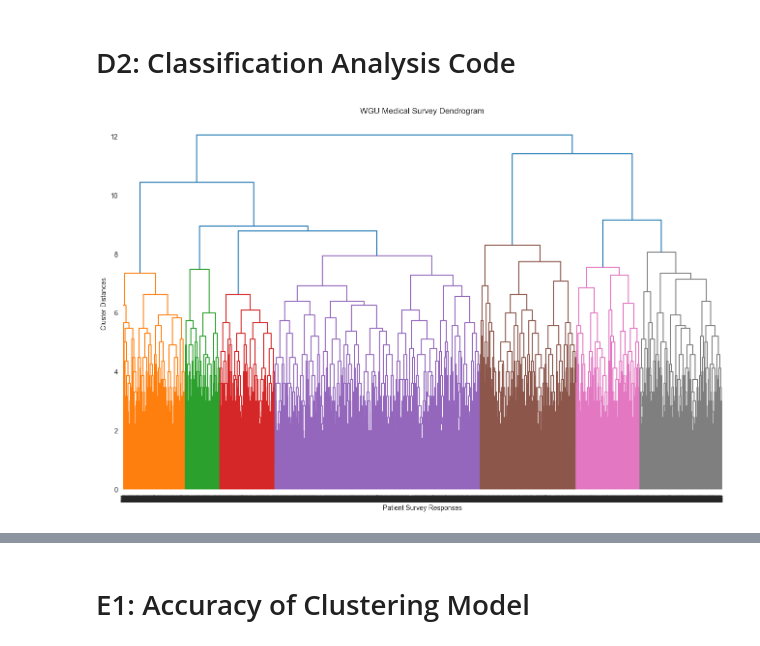
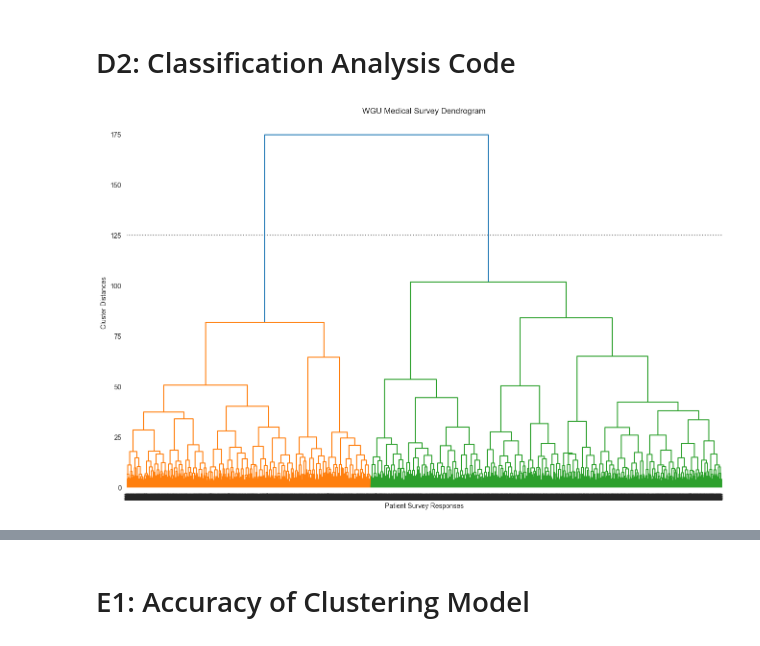
Before and after one commit to CubicleJockey/WGU.MSDA, a Jupyter notebook: Classes/D212 - Data Mining II/D212-ofm3-task1-clustering-techniques.ipynb, the cells around one changed output, grey strips where cells are left out. Drawn from its saved outputs; the diff is of its cells as text; code cells hidden in the pictures.

```diff
--- a/Classes/D212 - Data Mining II/D212-ofm3-task1-clustering-techniques.ipynb
+++ b/Classes/D212 - Data Mining II/D212-ofm3-task1-clustering-techniques.ipynb
@@ -286,21 +284,27 @@ Description:
   * ward - based on sum of squares
 '''
 
-survey_distance_matrix = linkage(survey_data, method='complete', metric='euclidean', optimal_ordering=False)
+survey_distance_matrix = linkage(survey_data, method='ward', metric='euclidean', optimal_ordering=False)
 # %%
 '''
 Cluster Visualization: Dendrogram
 Documentation: https://docs.scipy.org/doc/scipy/reference/generated/scipy.cluster.hierarchy.dendrogram.html
 '''
 
 plt.figure(figsize=(16, 10))
 plt.title('WGU Medical Survey Dendrogram')
 plt.xlabel('Patient Survey Responses')
 plt.ylabel('Cluster Distances')
+plt.axhline(y=125, color='gray', linestyle='dotted') #threshold for picking number of clusters
 dendrogram_structures = dendrogram(survey_distance_matrix)
 plt.show()
+
+# #Calculate the number of clusters
+# #NOTE: Visual went through each type of diagram. Picked 125 distance value as a potential cutoff, but it doesn't need to be accepted.
+# unique_colors = list(set(dendrogram_structures['color_list']))
+# number_of_cluster = len(unique_colors)
 # %% [output]
-[figure, old version]
+[figure, new version]
 # %%
 '''
 Function: fcluster(...)
```
Also changed, not shown: parts of 2 cells of this notebook.
